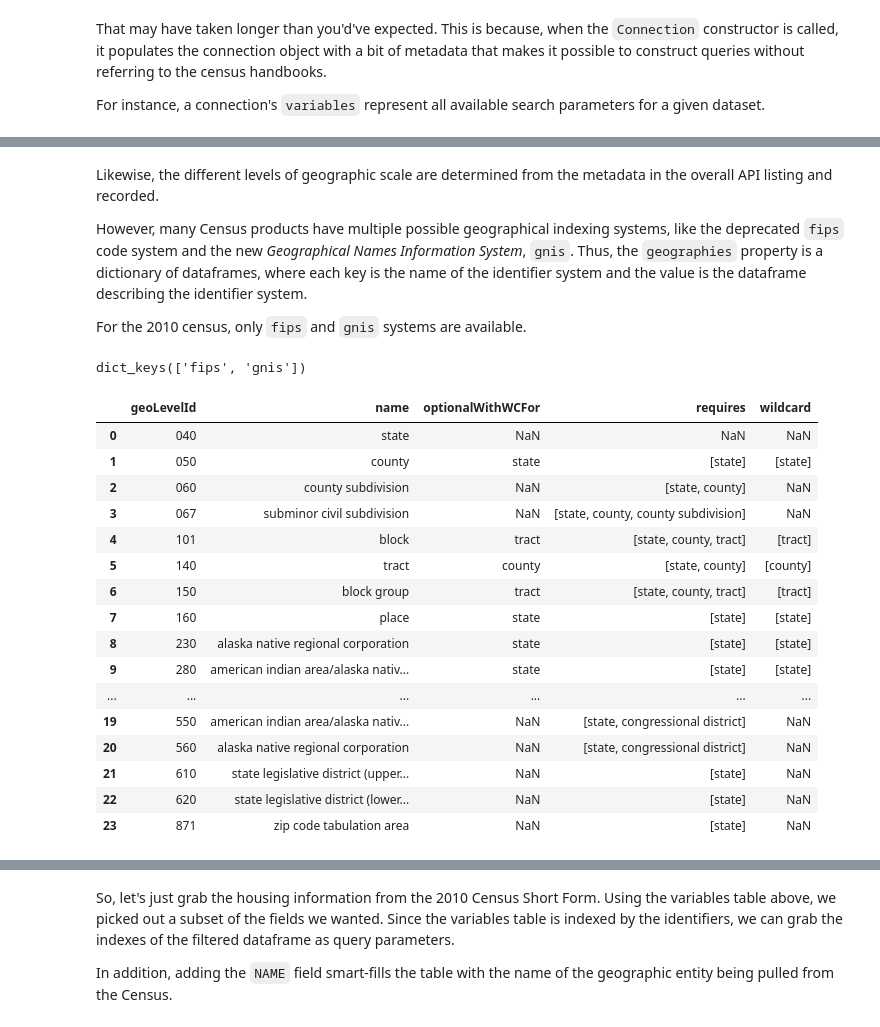
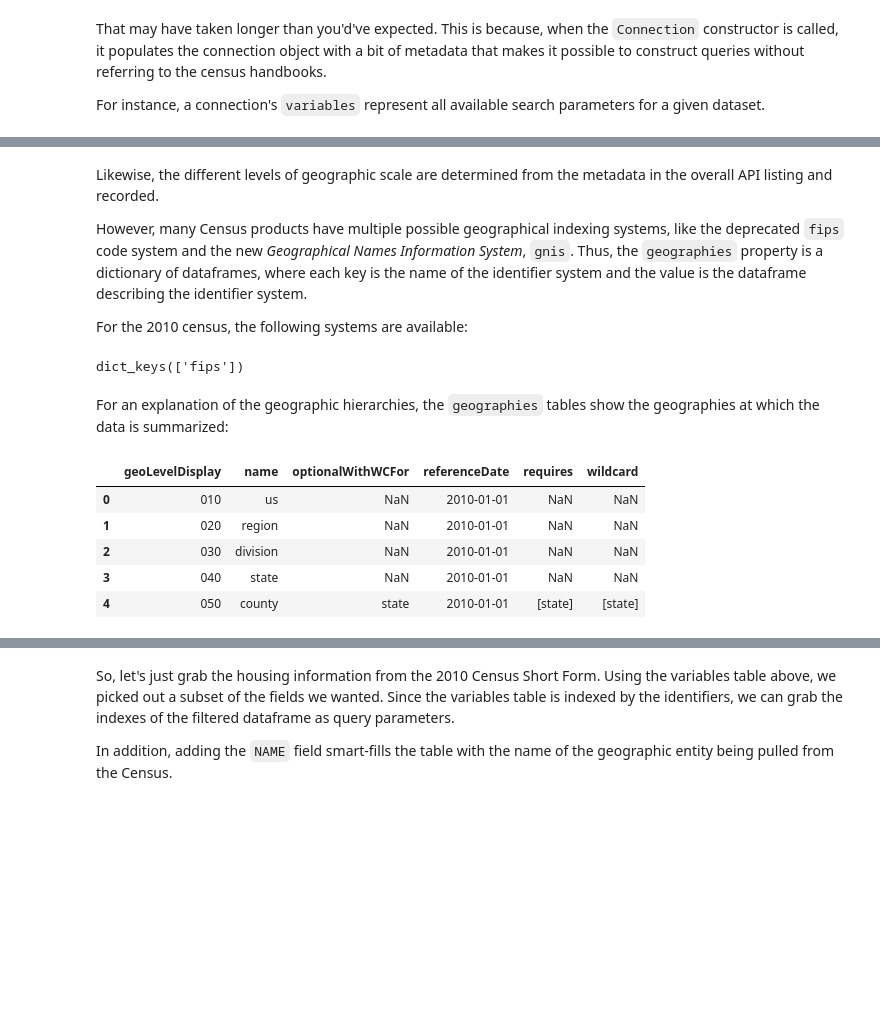
Before and after one commit to cenpy-devs/cenpy, a Jupyter notebook: demo.ipynb, the cells around one changed output, grey strips where cells are left out. Drawn from its saved outputs; the diff is of its cells as text; code cells hidden in the pictures; blank space fills up the shorter version.

```diff
--- a/demo.ipynb
+++ b/demo.ipynb
@@ -26,4 +32,4 @@ c.explorer.explain('2011acs5')
 # %% [markdown]
 To actually connect to a database resource, you create a `Connection`. A `Connection` works like a *very* simplified connection from the `sqlalchemy` world. The `Connection` class has a method, `query` that constructs a query string and requests it from the Census server. This result is then parsed into JSON and returned to the user.
 # %%
-conn = c.base.Connection('DecennialSF12010')
+conn = c.base.Connection('DECENNIALSF12010')
@@ -67,28 +69,19 @@ Likewise, the different levels of geographic scale are determined from the metad
 
 However, many Census products have multiple possible geographical indexing systems, like the deprecated `fips` code system and the new *Geographical Names Information System*, `gnis`. Thus, the `geographies` property is a dictionary of dataframes, where each key is the name of the identifier system and the value is the dataframe describing the identifier system.
 
-For the 2010 census, only `fips` and `gnis` systems are available.
+For the 2010 census, the following systems are available:
 # %%
 conn.geographies.keys()
 # %% [output]
-dict_keys(['fips', 'gnis'])
+dict_keys(['fips'])
+# %% [markdown]
+For an explanation of the geographic hierarchies, the `geographies` tables show the geographies at which the data is summarized:
 # %%
-conn.geographies['fips']
+conn.geographies['fips'].head()
 # %% [output]
-|  | geoLevelId | name | optionalWithWCFor | requires | wildcard |
-| 0 | 040 | state | NaN | NaN | NaN |
-| 1 | 050 | county | state | [state] | [state] |
-| 2 | 060 | county subdivision | NaN | [state, county] | NaN |
-| 3 | 067 | subminor civil subdivision | NaN | [state, county, county subdivision] | NaN |
-| 4 | 101 | block | tract | [state, county, tract] | [tract] |
-| 5 | 140 | tract | county | [state, county] | [county] |
-| 6 | 150 | block group | tract | [state, county, tract] | [tract] |
-| 7 | 160 | place | state | [state] | [state] |
-| 8 | 230 | alaska native regional corporation | state | [state] | [state] |
-| 9 | 280 | american indian area/alaska nativ... | state | [state] | [state] |
-| ... | ... | ... | ... | ... | ... |
-| 19 | 550 | american indian area/alaska nativ... | NaN | [state, congressional district] | NaN |
-| 20 | 560 | alaska native regional corporation | NaN | [state, congressional district] | NaN |
-| 21 | 610 | state legislative district (upper... | NaN | [state] | NaN |
-| 22 | 620 | state legislative district (lower... | NaN | [state] | NaN |
-| 23 | 871 | zip code tabulation area | NaN | [state] | NaN |
+|  | geoLevelDisplay | name | optionalWithWCFor | referenceDate | requires | wildcard |
+| 0 | 010 | us | NaN | 2010-01-01 | NaN | NaN |
+| 1 | 020 | region | NaN | 2010-01-01 | NaN | NaN |
+| 2 | 030 | division | NaN | 2010-01-01 | NaN | NaN |
+| 3 | 040 | state | NaN | 2010-01-01 | NaN | NaN |
+| 4 | 050 | county | state | 2010-01-01 | [state] | [state] |
```
Also changed, not shown: parts of 31 cells of this notebook.
